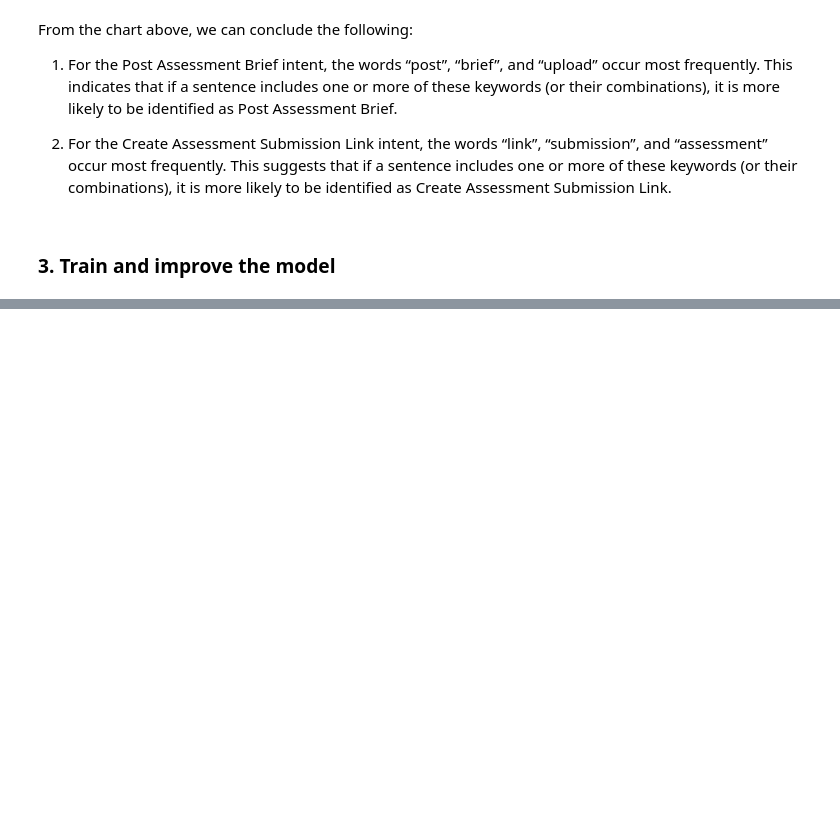
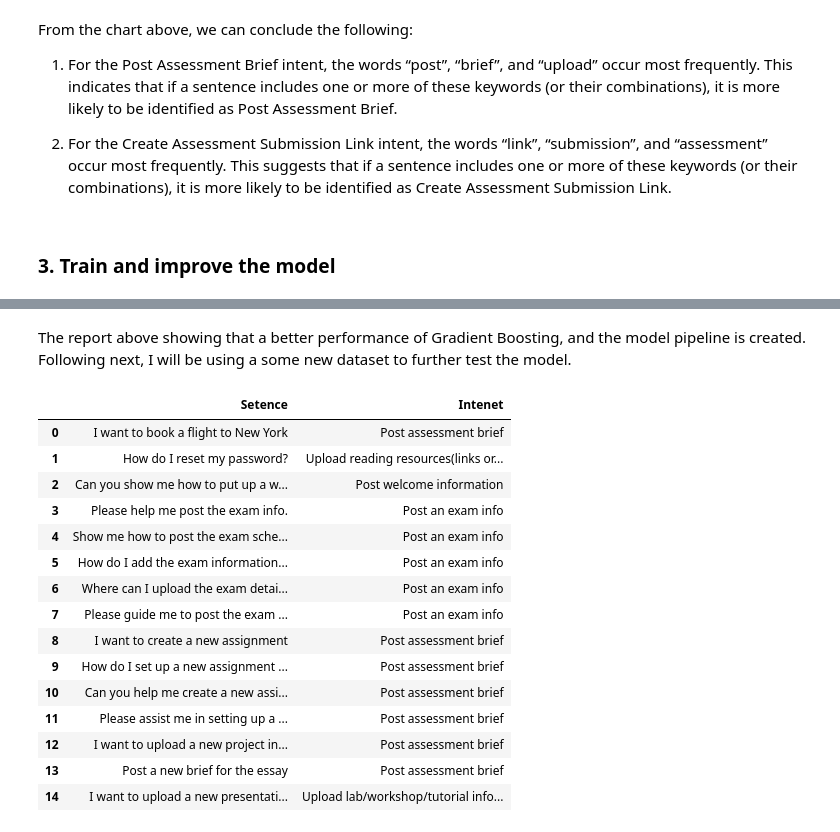
Before and after one commit to KimHLU/ai_tool, a Jupyter notebook: main.ipynb, the cells around one changed output, grey strips where cells are left out. Saved outputs shown, nothing was run; the diff lists cells and outputs as text; code cells hidden in the pictures; blank space fills up the shorter version.

```diff
--- a/main.ipynb
+++ b/main.ipynb
@@ -150,3 +130,5 @@ From the chart above, we can conclude the following:
 #Split the dataset
 X = df['Setence']
 y= df['Intent']
+
+X_train,X_test,y_train,y_test= train_test_split(X, y, test_size = 0.7, random_state=42)
@@ -152,0 +665,44 @@ y= df['Intent']
+# %% [markdown]
+The report above showing that a better performance of Gradient Boosting, and the model pipeline is created.
+Following next, I will be using a some new dataset to further test the model.
+# %%
+new_setences =[
+    "I want to book a flight to New York",
+    "How do I reset my password?",
+    "Can you show me how to put up a welcome message",
+    "Please help me post the exam info.",
+    "Show me how to post the exam schedule.",
+    "How do I add the exam information to my course?",
+    "Where can I upload the exam details for the class?",
+    "Please guide me to post the exam guidelines",
+    "I want to create a new assignment",
+    "How do I set up a new assignment for my students?",
+    "Can you help me create a new assignment?",
+    "Please assist me in setting up a new assignment",
+    "I want to upload a new project information",
+    "Post a new brief for the essay",
+    "I want to upload a new presentation details"
+]
+new_df = pd.DataFrame(new_setences, columns=['Setence'])
+
+y_pre_new = pipe_gb.predict(new_df['Setence'])
+new_df['Intenet'] = y_pre_new
+
+new_df
+# %% [output]
+|  | Setence | Intenet |
+| 0 | I want to book a flight to New York | Post assessment brief |
+| 1 | How do I reset my password? | Upload reading resources(links or... |
+| 2 | Can you show me how to put up a w... | Post welcome information |
+| 3 | Please help me post the exam info. | Post an exam info |
+| 4 | Show me how to post the exam sche... | Post an exam info |
+| 5 | How do I add the exam information... | Post an exam info |
+| 6 | Where can I upload the exam detai... | Post an exam info |
+| 7 | Please guide me to post the exam ... | Post an exam info |
+| 8 | I want to create a new assignment | Post assessment brief |
+| 9 | How do I set up a new assignment ... | Post assessment brief |
+| 10 | Can you help me create a new assi... | Post assessment brief |
+| 11 | Please assist me in setting up a ... | Post assessment brief |
+| 12 | I want to upload a new project in... | Post assessment brief |
+| 13 | Post a new brief for the essay | Post assessment brief |
+| 14 | I want to upload a new presentati... | Upload lab/workshop/tutorial info... |
```
Also changed, not shown: parts of 57 cells of this notebook, 8 other files.
